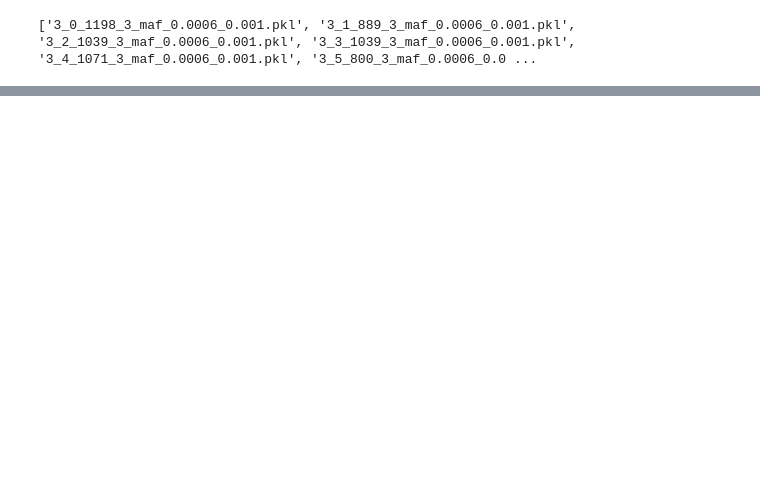
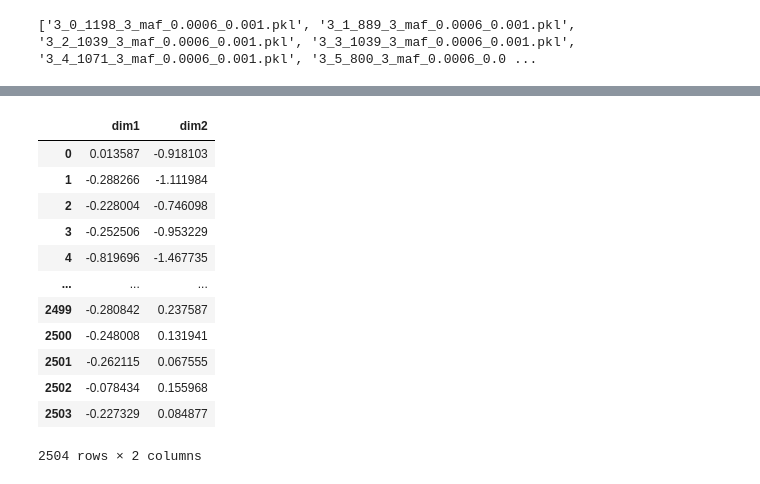
Before and after one commit to mat2m10/gwas_testing, a Jupyter notebook: classical_gwas.ipynb, the cells around one changed output, grey strips where cells are left out. Cells and saved outputs as stored; diff of their text form; code cells hidden in the pictures; blank space fills up the shorter version.

```diff
--- a/classical_gwas.ipynb
+++ b/classical_gwas.ipynb
@@ -370,0 +383,23 @@ plt.savefig(f"./y_pred_strat_no_causal_landscape_original.png")
+# %%
+path_output = PATH_GENO + "/sumstat/"
+path_humans = PATH_PHENO
+humans = pd.read_pickle(f"{path_humans}synthetic/synthetic_pheno.pkl")
+
+path_dims = PATH_GENO_mini_dim + "reduction_of_shuffled_unshuffled.pkl"
+dims = pd.read_pickle(path_dims)
+# %%
+dims
+# %% [output]
+|  | dim1 | dim2 |
+| 0 | 0.013587 | -0.918103 |
+| 1 | -0.288266 | -1.111984 |
+| 2 | -0.228004 | -0.746098 |
+| 3 | -0.252506 | -0.953229 |
+| 4 | -0.819696 | -1.467735 |
+| ... | ... | ... |
+| 2499 | -0.280842 | 0.237587 |
+| 2500 | -0.248008 | 0.131941 |
+| 2501 | -0.262115 | 0.067555 |
+| 2502 | -0.078434 | 0.155968 |
+| 2503 | -0.227329 | 0.084877 |
+2504 rows × 2 columns
```
Also changed, not shown: parts of 15 cells of this notebook, 1 other file.
